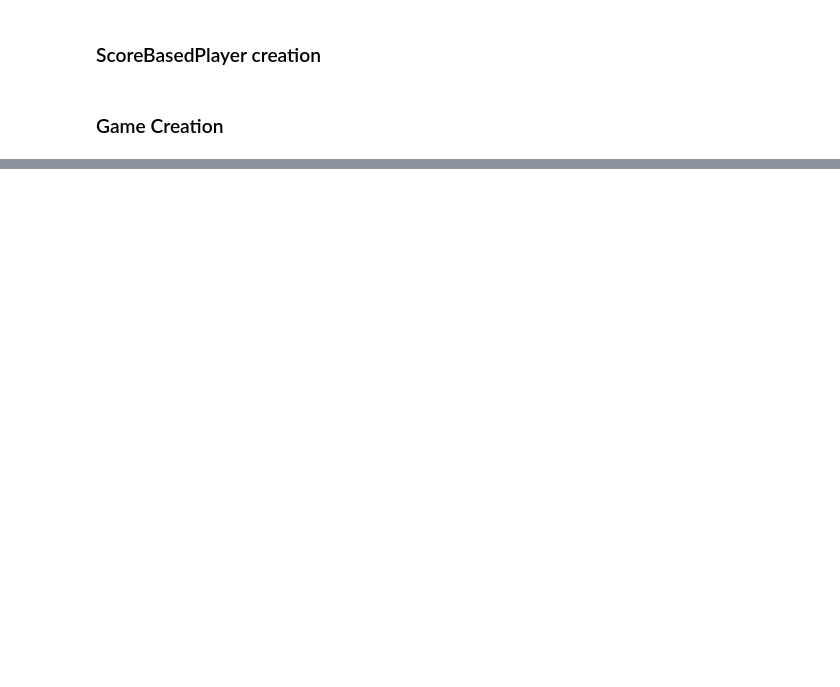
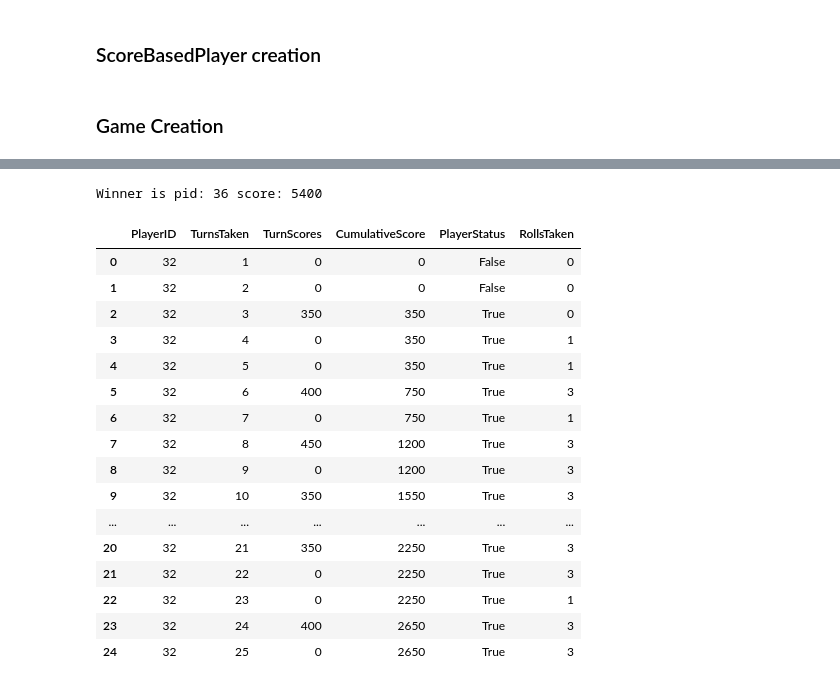
Before and after one commit to calicorob/DiceGame, a Jupyter notebook: Testing dice.py.ipynb, the cells around one changed output, grey strips where cells are left out. Drawn from its saved outputs; the diff is of its cells as text; code cells hidden in the pictures; blank space fills up the shorter version.

```diff
--- a/Testing dice.py.ipynb
+++ b/Testing dice.py.ipynb
@@ -192,0 +225,27 @@ Winner is pid: 146 score: 5000
+# %%
+## testing getting the stats for ScoreBasedPlayer
+
+game = test_regular_player_game(dice.ScoreBasedPlayer(300),return_game=True)
+
+player_one = game.players[0]
+
+player_one.get_stats()
+# %% [output]
+Winner is pid: 36 score: 5400
+|  | PlayerID | TurnsTaken | TurnScores | CumulativeScore | PlayerStatus | RollsTaken |
+| 0 | 32 | 1 | 0 | 0 | False | 0 |
+| 1 | 32 | 2 | 0 | 0 | False | 0 |
+| 2 | 32 | 3 | 350 | 350 | True | 0 |
+| 3 | 32 | 4 | 0 | 350 | True | 1 |
+| 4 | 32 | 5 | 0 | 350 | True | 1 |
+| 5 | 32 | 6 | 400 | 750 | True | 3 |
+| 6 | 32 | 7 | 0 | 750 | True | 1 |
+| 7 | 32 | 8 | 450 | 1200 | True | 3 |
+| 8 | 32 | 9 | 0 | 1200 | True | 3 |
+| 9 | 32 | 10 | 350 | 1550 | True | 3 |
+| ... | ... | ... | ... | ... | ... | ... |
+| 20 | 32 | 21 | 350 | 2250 | True | 3 |
+| 21 | 32 | 22 | 0 | 2250 | True | 3 |
+| 22 | 32 | 23 | 0 | 2250 | True | 1 |
+| 23 | 32 | 24 | 400 | 2650 | True | 3 |
+| 24 | 32 | 25 | 0 | 2650 | True | 3 |
```
Also changed, not shown: parts of 10 cells of this notebook, 1 other file.
